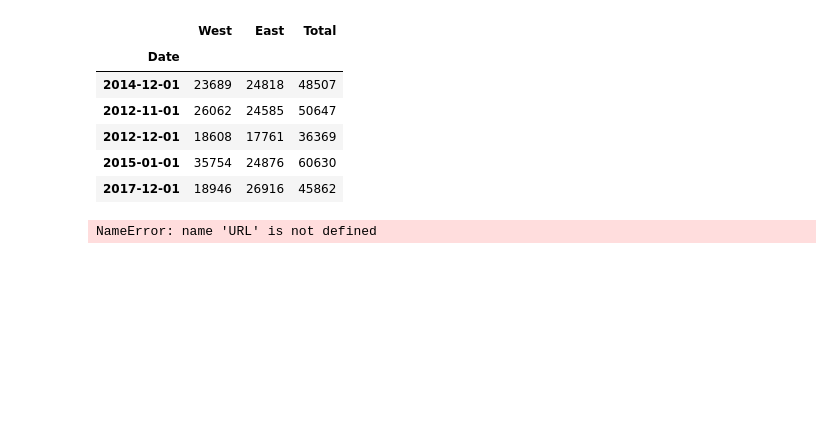
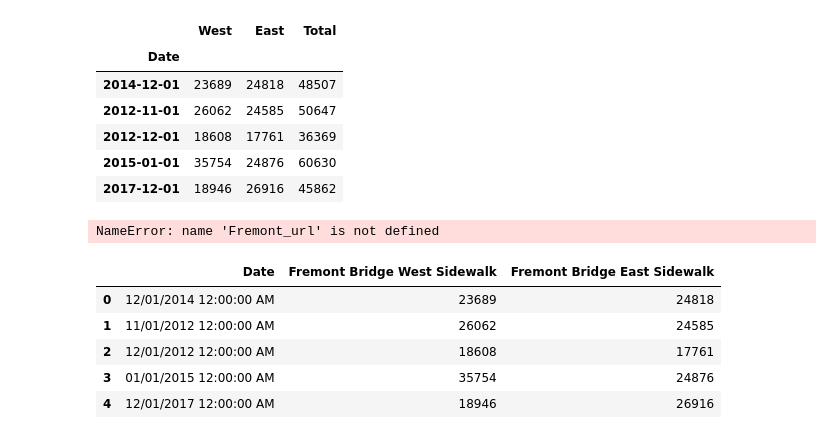
Before and after one commit to MrRutledge/Seattle_Bridge_Data_work_flow, a Jupyter notebook: DataWorkFlow.ipynb, the cells around one changed output. Saved outputs shown, nothing was run; the diff lists cells and outputs as text; code cells hidden in the pictures; blank space fills up the shorter version.

```diff
--- a/DataWorkFlow.ipynb
+++ b/DataWorkFlow.ipynb
@@ -20,13 +20,20 @@ data.head()
 | 2017-12-01 | 18946 | 26916 | 45862 |
 # %%
 from urllib.request import urlretrieve
-urlretrieve(URL,'Fremont.csv')
+urlretrieve(url,'Fremont.csv')
 # %% [output]
-NameError: name 'URL' is not defined
+NameError: name 'Fremont_url' is not defined
 # %%
-#import pandas as pd
-#data = pd.read_csv('Fremont.csv')
-#data.head()
+import pandas as pd
+data = pd.read_csv('Fremont.csv')
+data.head()
+# %% [output]
+|  | Date | Fremont Bridge West Sidewalk | Fremont Bridge East Sidewalk |
+| 0 | 12/01/2014 12:00:00 AM | 23689 | 24818 |
+| 1 | 11/01/2012 12:00:00 AM | 26062 | 24585 |
+| 2 | 12/01/2012 12:00:00 AM | 18608 | 17761 |
+| 3 | 01/01/2015 12:00:00 AM | 35754 | 24876 |
+| 4 | 12/01/2017 12:00:00 AM | 18946 | 26916 |
 # %%
 #import pandas as pd
 #data = pd.read_csv('Fremont.csv', index_col= 'Date', parse_dates = True)
```
Also changed, not shown: parts of 15 cells of this notebook, 2 other files.
